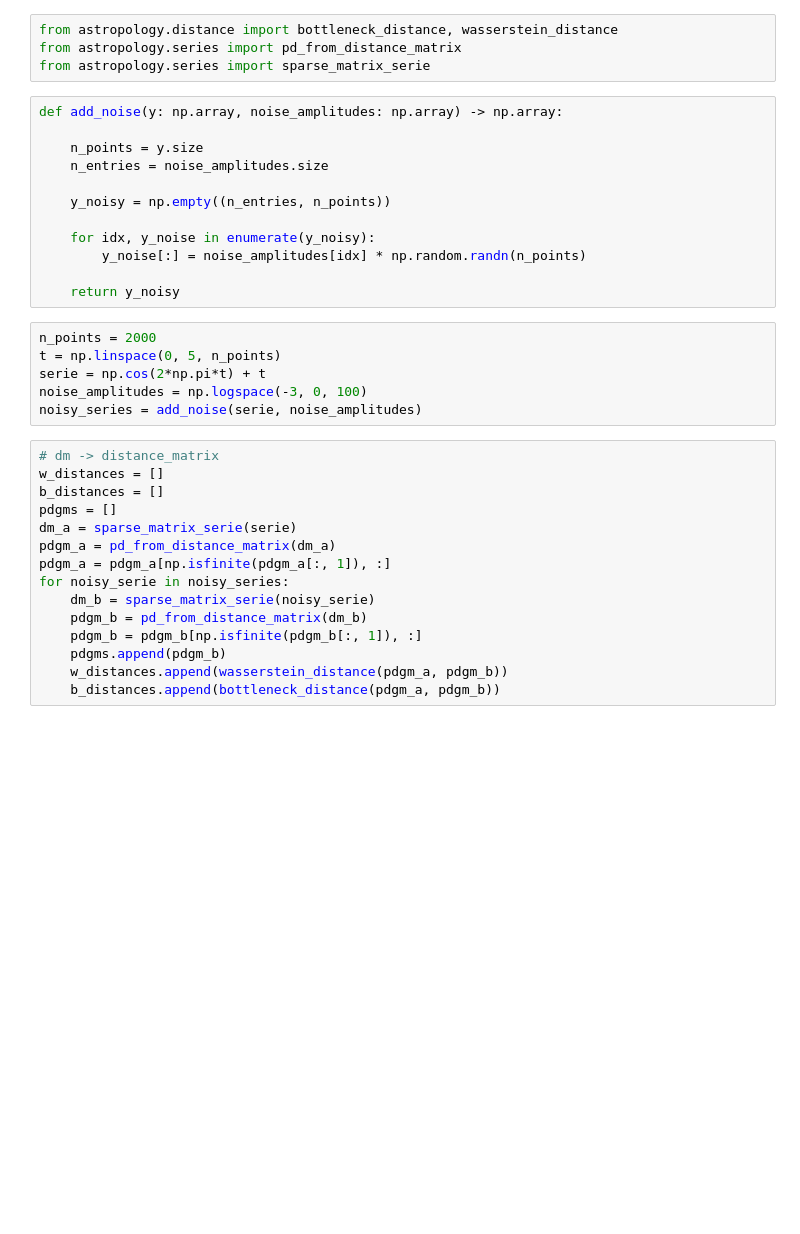
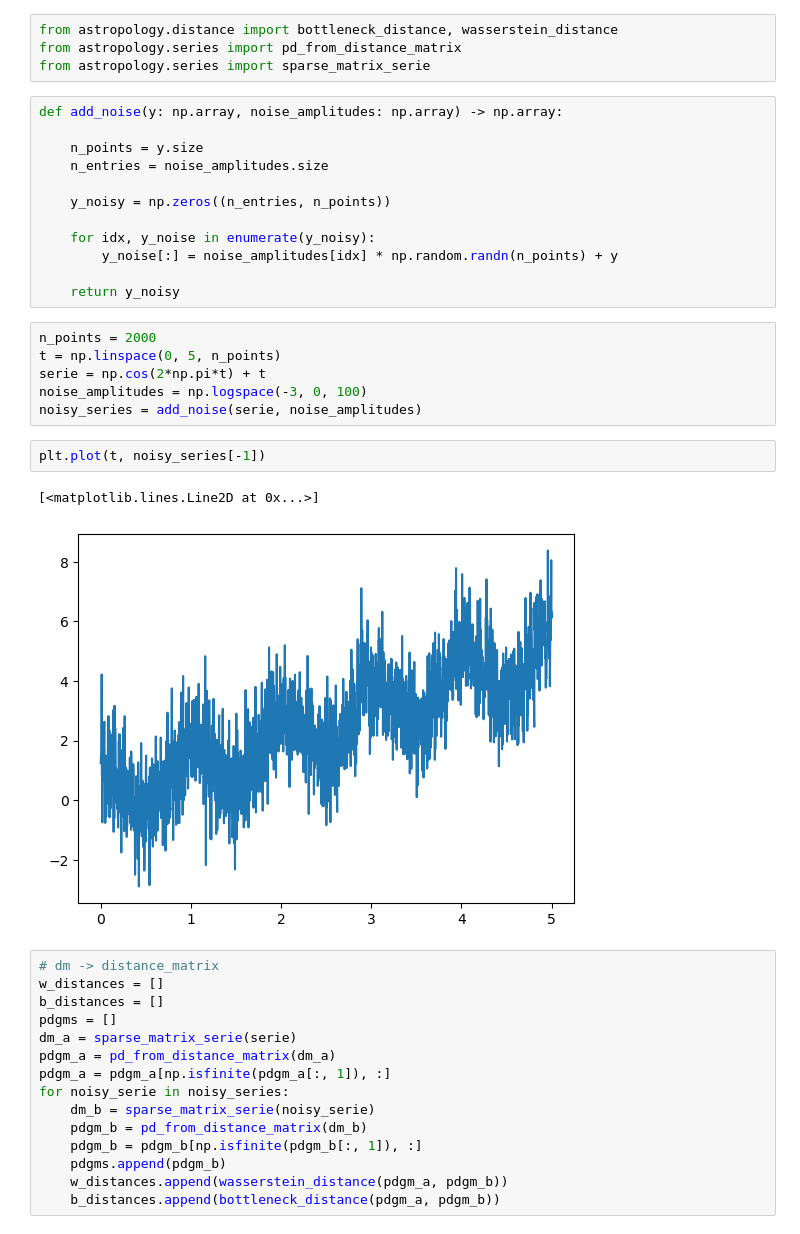
Before and after one commit to cosmic-hi-5/astropology, a Jupyter notebook: explore/distance.ipynb, the cells around one changed output. Cells and saved outputs as stored; diff of their text form; blank space fills up the shorter version.

```diff
--- a/explore/distance.ipynb
+++ b/explore/distance.ipynb
@@ -18,10 +18,10 @@ def add_noise(y: np.array, noise_amplitudes: np.array) -> np.array:
     n_points = y.size
     n_entries = noise_amplitudes.size
 
-    y_noisy = np.empty((n_entries, n_points))
+    y_noisy = np.zeros((n_entries, n_points))
 
     for idx, y_noise in enumerate(y_noisy):
-        y_noise[:] = noise_amplitudes[idx] * np.random.randn(n_points)
+        y_noise[:] = noise_amplitudes[idx] * np.random.randn(n_points) + y
 
     return y_noisy
 # %%
@@ -30,6 +30,11 @@ t = np.linspace(0, 5, n_points)
 serie = np.cos(2*np.pi*t) + t
 noise_amplitudes = np.logspace(-3, 0, 100)
 noisy_series = add_noise(serie, noise_amplitudes)
+# %%
+plt.plot(t, noisy_series[-1])
+# %% [output]
+[<matplotlib.lines.Line2D at 0x...>]
+[figure, added]
 # %%
 # dm -> distance_matrix
 w_distances = []
```
Also changed, not shown: parts of 3 cells of this notebook.
